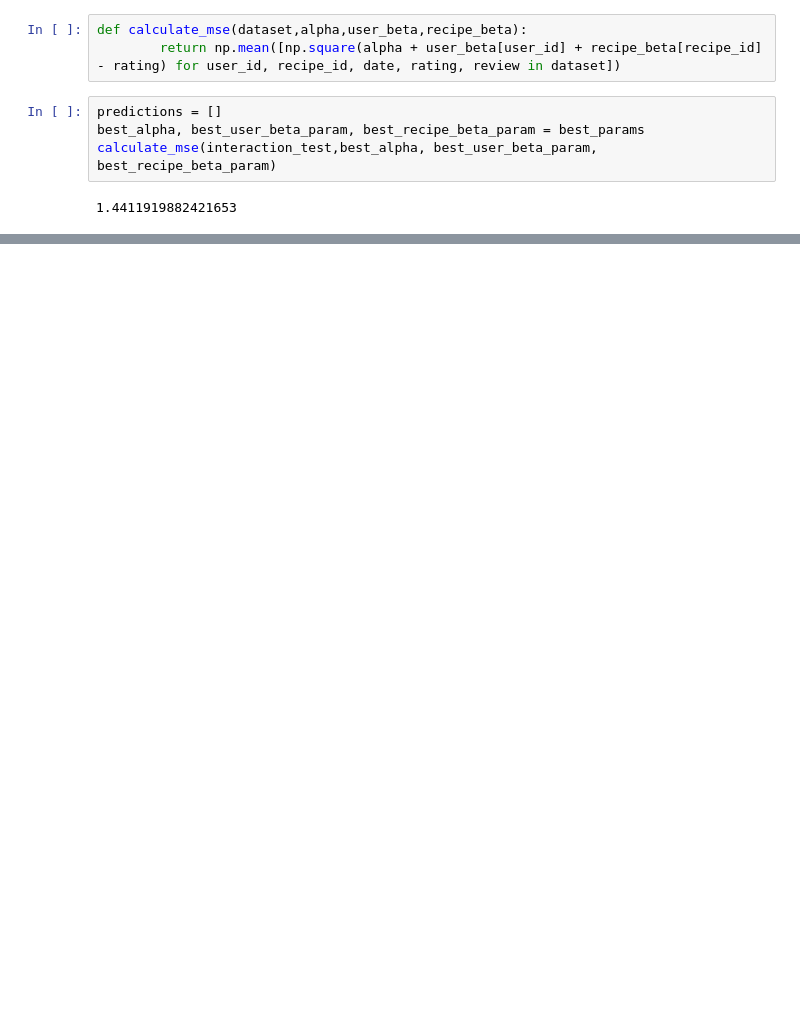
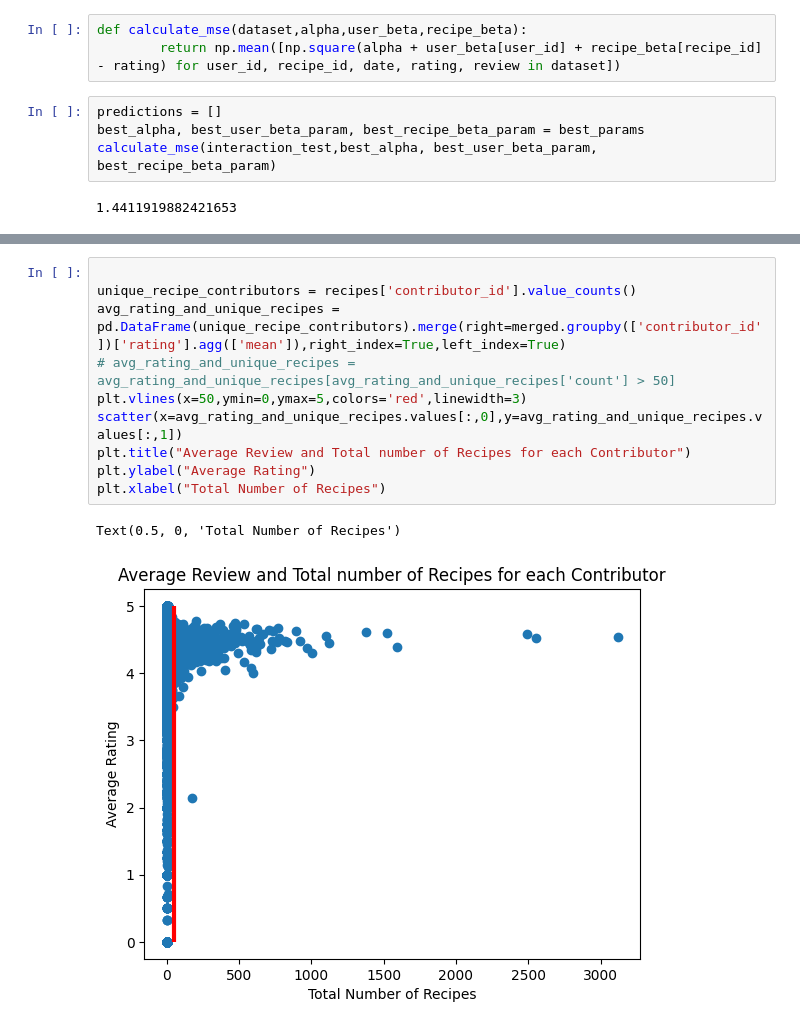
Before and after one commit to wrachel/cse158-assignment2, a Jupyter notebook: eda.ipynb, the cells around one changed output, grey strips where cells are left out. Drawn from its saved outputs; the diff is of its cells as text; blank space fills up the shorter version.

```diff
--- a/eda.ipynb
+++ b/eda.ipynb
@@ -141,0 +175,13 @@ calculate_mse(interaction_test,best_alpha, best_user_beta_param, best_recipe_bet
+# %%
+
+unique_recipe_contributors = recipes['contributor_id'].value_counts()
+avg_rating_and_unique_recipes = pd.DataFrame(unique_recipe_contributors).merge(right=merged.groupby(['contributor_id'])['rating'].agg(['mean']),right_index=True,left_index=True)
+# avg_rating_and_unique_recipes = avg_rating_and_unique_recipes[avg_rating_and_unique_recipes['count'] > 50]
+plt.vlines(x=50,ymin=0,ymax=5,colors='red',linewidth=3)
+scatter(x=avg_rating_and_unique_recipes.values[:,0],y=avg_rating_and_unique_recipes.values[:,1])
+plt.title("Average Review and Total number of Recipes for each Contributor")
+plt.ylabel("Average Rating")
+plt.xlabel("Total Number of Recipes")
+# %% [output]
+Text(0.5, 0, 'Total Number of Recipes')
+[figure, added]
```
Also changed, not shown: parts of 7 cells of this notebook.
